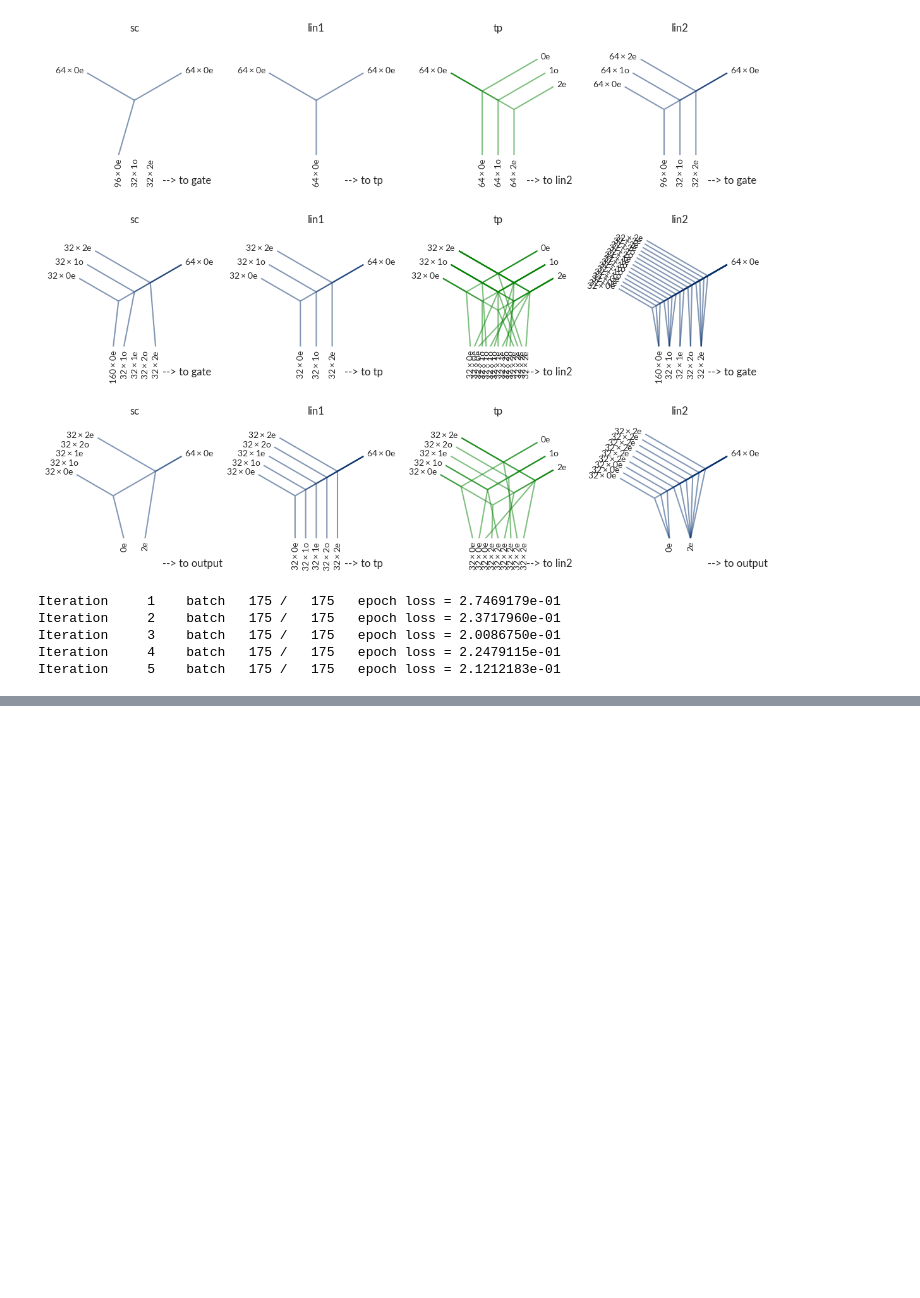
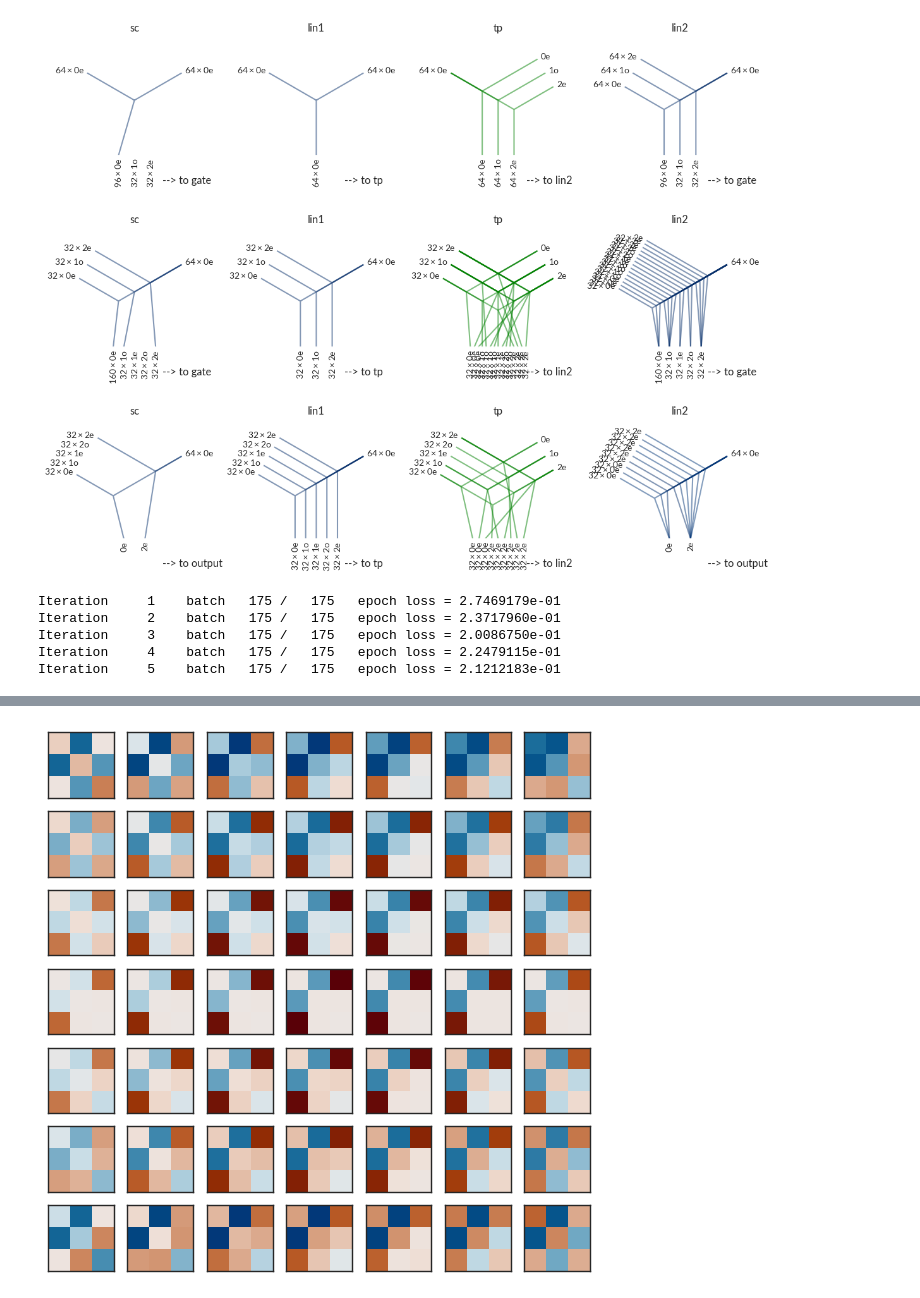
Before and after one commit to ninarina12/VibraNT, a Jupyter notebook: dielectric.ipynb, the cells around one changed output, grey strips where cells are left out. Cells and saved outputs as stored; diff of their text form; code cells hidden in the pictures; blank space fills up the shorter version.

```diff
--- a/dielectric.ipynb
+++ b/dielectric.ipynb
@@ -372,0 +451,7 @@ for k, (idx, dset) in enumerate(zip([process.idx_train, process.idx_valid, proce
+# %%
+ones = torch.ones_like(y[:,0,0])
+dy = torch.stack([torch.autograd.grad(k, x.pos, ones, create_graph=True)[0] for k in y.flatten(start_dim=1).T])
+dy = dy.permute(1,0,2)
+# %%
+R = torch_scatter.scatter_add(torch.einsum('nij,nmj->nmi', dy, x.vec/torch.sqrt(x.m[:,None,None])),
+                              x.batch, dim=0).view(len(data_list),-1,3,3)
@@ -372,0 +462,17 @@ for k, (idx, dset) in enumerate(zip([process.idx_train, process.idx_valid, proce
+# %%
+k = 3
+
+R = R.detach().cpu()
+vmax = np.abs(R[:,k]).max()
+
+fig, ax = plt.subplots(len(steps),len(steps), figsize=(len(steps),len(steps)), sharex=True, sharey=True)
+ax = np.flipud(ax).ravel()
+
+for i in range(len(ax)):
+    ax[i].imshow(R[i,k], cmap=cm.vik_r, vmin=-vmax, vmax=vmax)
+    ax[i].set_xticks([])
+    ax[i].set_yticks([])
+
+#plt.colorbar()
+# %% [output]
+[figure, added]
```
Also changed, not shown: parts of 17 cells of this notebook, 5 other files.
